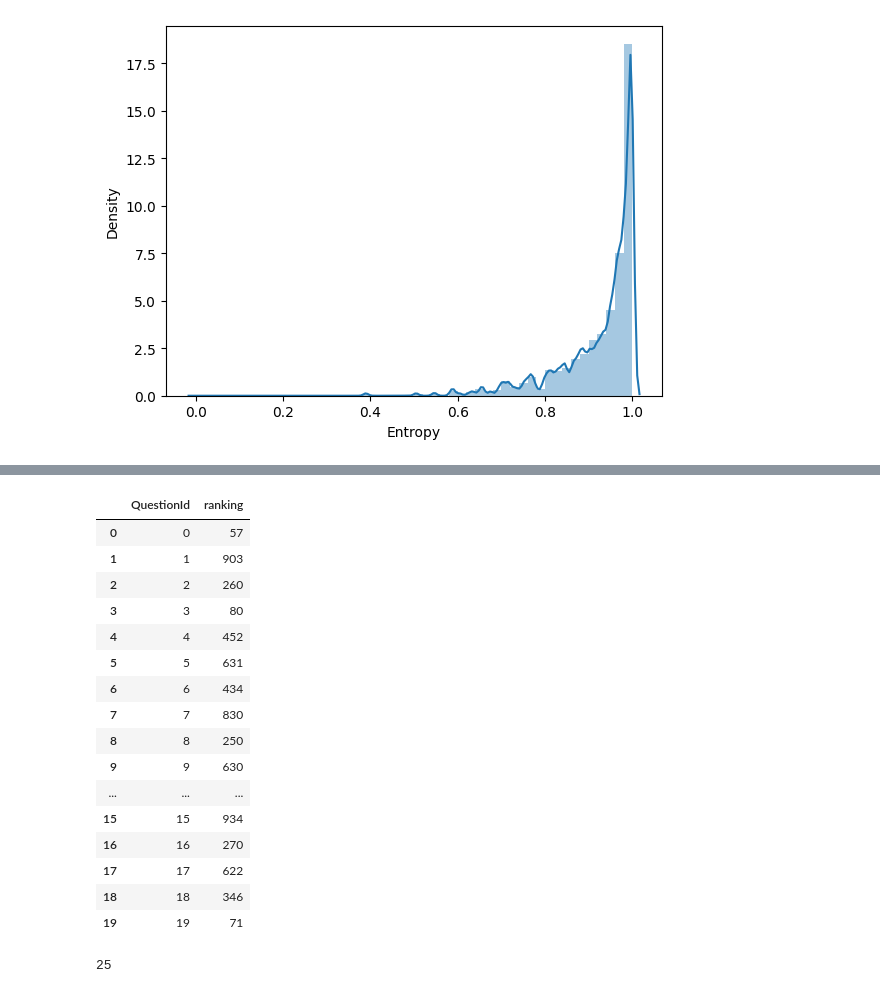
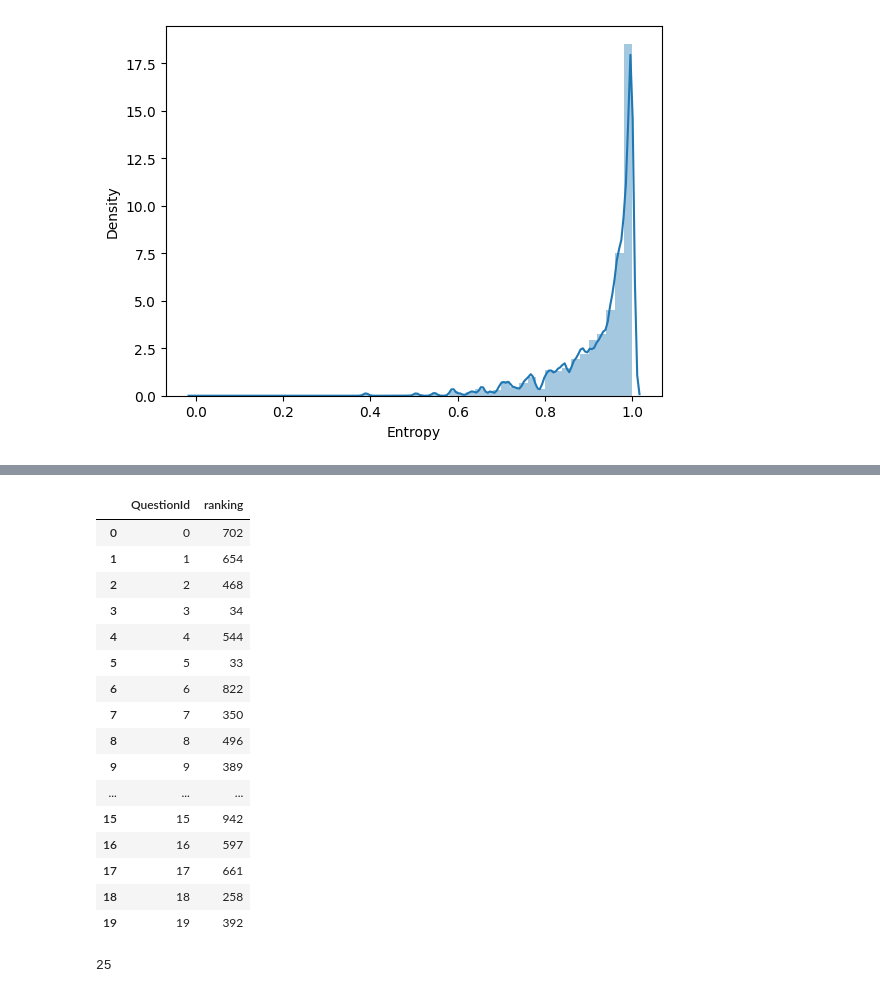
Before and after one commit to donasensei/QQA, a Jupyter notebook: Final.ipynb, the cells around one changed output, grey strips where cells are left out. Drawn from its saved outputs; the diff is of its cells as text; code cells hidden in the pictures.

```diff
--- a/Final.ipynb
+++ b/Final.ipynb
@@ -276,0 +258,9 @@ memory usage: 9.3 KB
+# %%
+# Set rank for each question by CAR, Clearity, Entropy by QuestionId
+
+train['CAR_Rank'] = train['QuestionId'].map(CAR.rank()).astype(int)
+train['Clearity_Rank'] = train['QuestionId'].map(clearity.rank()).astype(int)
+train['Entropy_Rank'] = train['QuestionId'].map(entropy.rank()).astype(int)
+# %%
+all_rank = train.groupby('QuestionId').apply(lambda gpby_df: gpby_df[['CAR_Rank', 'Clearity_Rank', 'Entropy_Rank']].mean()).astype(int)
+all_rank.head()
@@ -276,0 +275,5 @@ memory usage: 9.3 KB
+# %%
+# Integrated Rank
+
+all_rank['Integrated_Rank'] = all_rank.mean(axis=1).astype(int)
+all_rank.head(), all_rank.nunique()
@@ -277,27 +293,30 @@ memory usage: 9.3 KB
 # %%
 submission = pd.read_csv('submission/template.csv')
-submission['ranking'] = rank
+# submission['ranking'] = all_rank['CAR_Rank']
+# submission['ranking'] = all_rank['Clearity_Rank']
+# submission['ranking'] = all_rank['Entropy_Rank']
+submission['ranking'] = all_rank['Integrated_Rank']
 
 submission.sort_values(by=['QuestionId'], ascending=True, inplace=True)
 submission.head(20)
 # %% [output]
 |  | QuestionId | ranking |
-| 0 | 0 | 57 |
-| 1 | 1 | 903 |
-| 2 | 2 | 260 |
-| 3 | 3 | 80 |
-| 4 | 4 | 452 |
-| 5 | 5 | 631 |
-| 6 | 6 | 434 |
-| 7 | 7 | 830 |
-| 8 | 8 | 250 |
-| 9 | 9 | 630 |
+| 0 | 0 | 702 |
+| 1 | 1 | 654 |
+| 2 | 2 | 468 |
+| 3 | 3 | 34 |
+| 4 | 4 | 544 |
+| 5 | 5 | 33 |
+| 6 | 6 | 822 |
+| 7 | 7 | 350 |
+| 8 | 8 | 496 |
+| 9 | 9 | 389 |
 | ... | ... | ... |
-| 15 | 15 | 934 |
-| 16 | 16 | 270 |
-| 17 | 17 | 622 |
-| 18 | 18 | 346 |
-| 19 | 19 | 71 |
+| 15 | 15 | 942 |
+| 16 | 16 | 597 |
+| 17 | 17 | 661 |
+| 18 | 18 | 258 |
+| 19 | 19 | 392 |
 # %%
 submission.to_csv('submission/submission_final.csv', index=False)
 # %%
```
Also changed, not shown: parts of 6 cells of this notebook, 1 other file.
